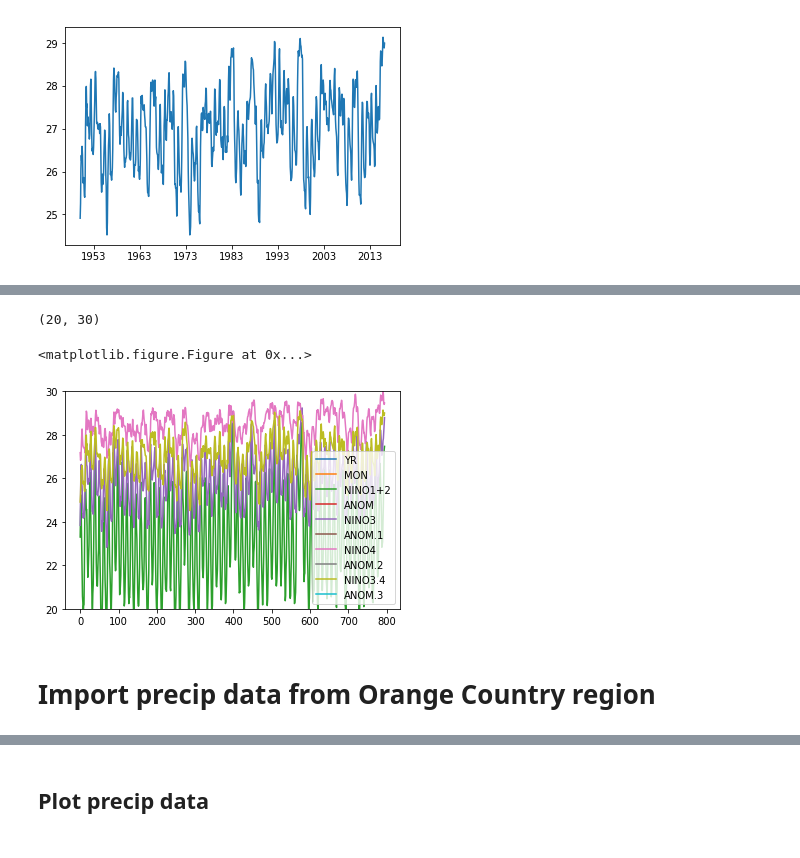
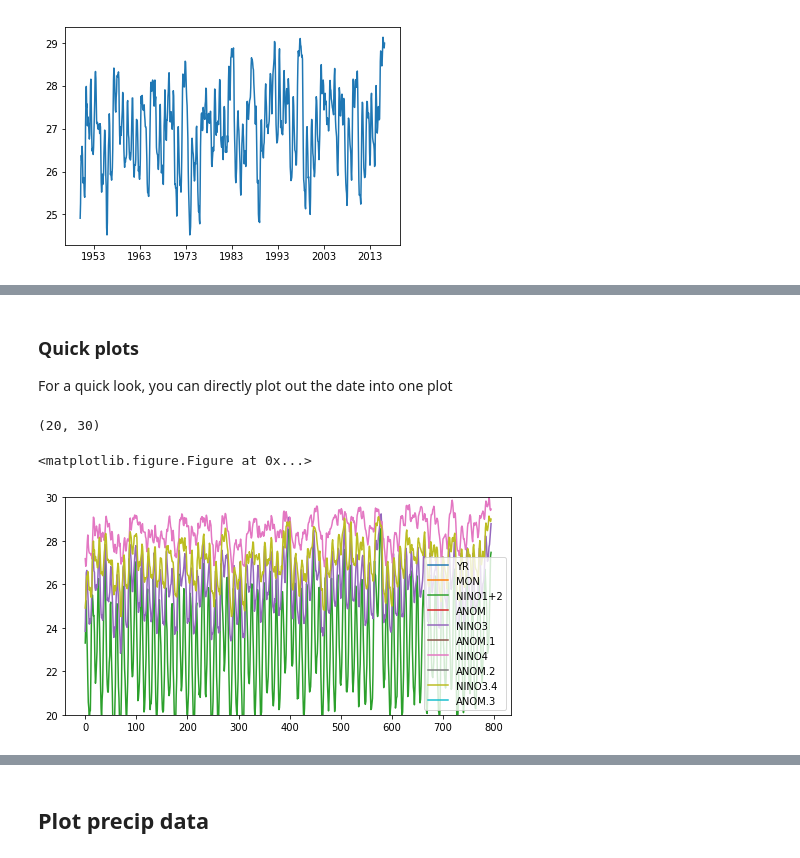
Before and after one commit to bairdlangenbrunner/ESS-Python-Tutorial, a Jupyter notebook: materials/week4/2-Pandas_import_data_plotting.ipynb, the cells around one changed output, grey strips where cells are left out. Saved outputs shown, nothing was run; the diff lists cells and outputs as text; code cells hidden in the pictures.

```diff
--- a/materials/week4/2-Pandas_import_data_plotting.ipynb
+++ b/materials/week4/2-Pandas_import_data_plotting.ipynb
@@ -148,10 +148,12 @@ data_file.set_index('Dates')
+# %% [markdown]
+### Quick plots
+
+For a quick look, you can directly plot out the date into one plot
 # %%
 plt.figure()
-ax=data_file.plot()
+ax=data_file.plot(figsize=(8,4),use_index=True)
 plt.ylim((20,30))
 # %% [output]
 (20, 30)
 <matplotlib.figure.Figure at 0x...>
-[figure, old version]
+[figure, new version]
-# %% [markdown]
-# Import precip data from Orange Country region
```
Also changed, not shown: parts of 7 cells of this notebook, 1 other file.
